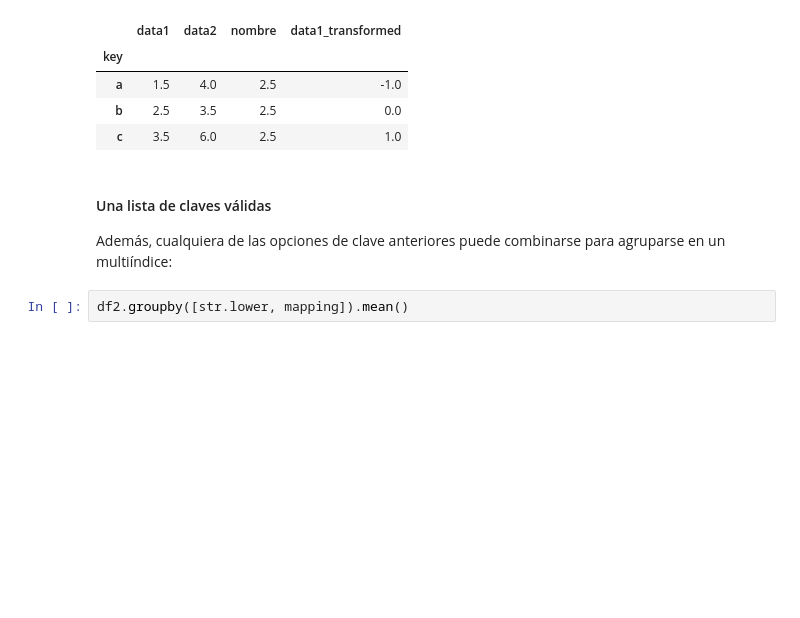
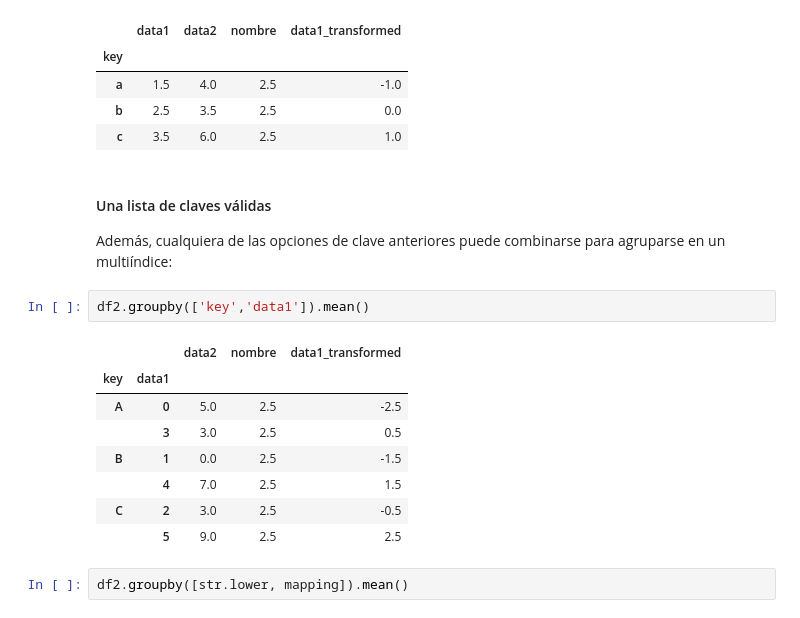
Before and after one commit to FedeThione/DS_PT_09_2023, a Jupyter notebook: Data_Analysis/2-Pandas/Teoría/8_Aggregation-and-Grouping.ipynb, the cells around one changed output. Cells and saved outputs as stored; diff of their text form; blank space fills up the shorter version.

```diff
--- a/Data_Analysis/2-Pandas/Teoría/8_Aggregation-and-Grouping.ipynb
+++ b/Data_Analysis/2-Pandas/Teoría/8_Aggregation-and-Grouping.ipynb
@@ -653,6 +665,17 @@ df2.groupby(str.lower).mean()
 #### Una lista de claves válidas
 
 Además, cualquiera de las opciones de clave anteriores puede combinarse para agruparse en un multiíndice:
+# %%
+df2.groupby(['key','data1']).mean()
+# %% [output]
+|  |  | data2 | nombre | data1_transformed |
+| key | data1 |  |  |  |
+| A | 0 | 5.0 | 2.5 | -2.5 |
+|  | 3 | 3.0 | 2.5 | 0.5 |
+| B | 1 | 0.0 | 2.5 | -1.5 |
+|  | 4 | 7.0 | 2.5 | 1.5 |
+| C | 2 | 3.0 | 2.5 | -0.5 |
+|  | 5 | 9.0 | 2.5 | 2.5 |
 # %%
 df2.groupby([str.lower, mapping]).mean()
 # %% [output]
```
Also changed, not shown: parts of 7 cells of this notebook.
